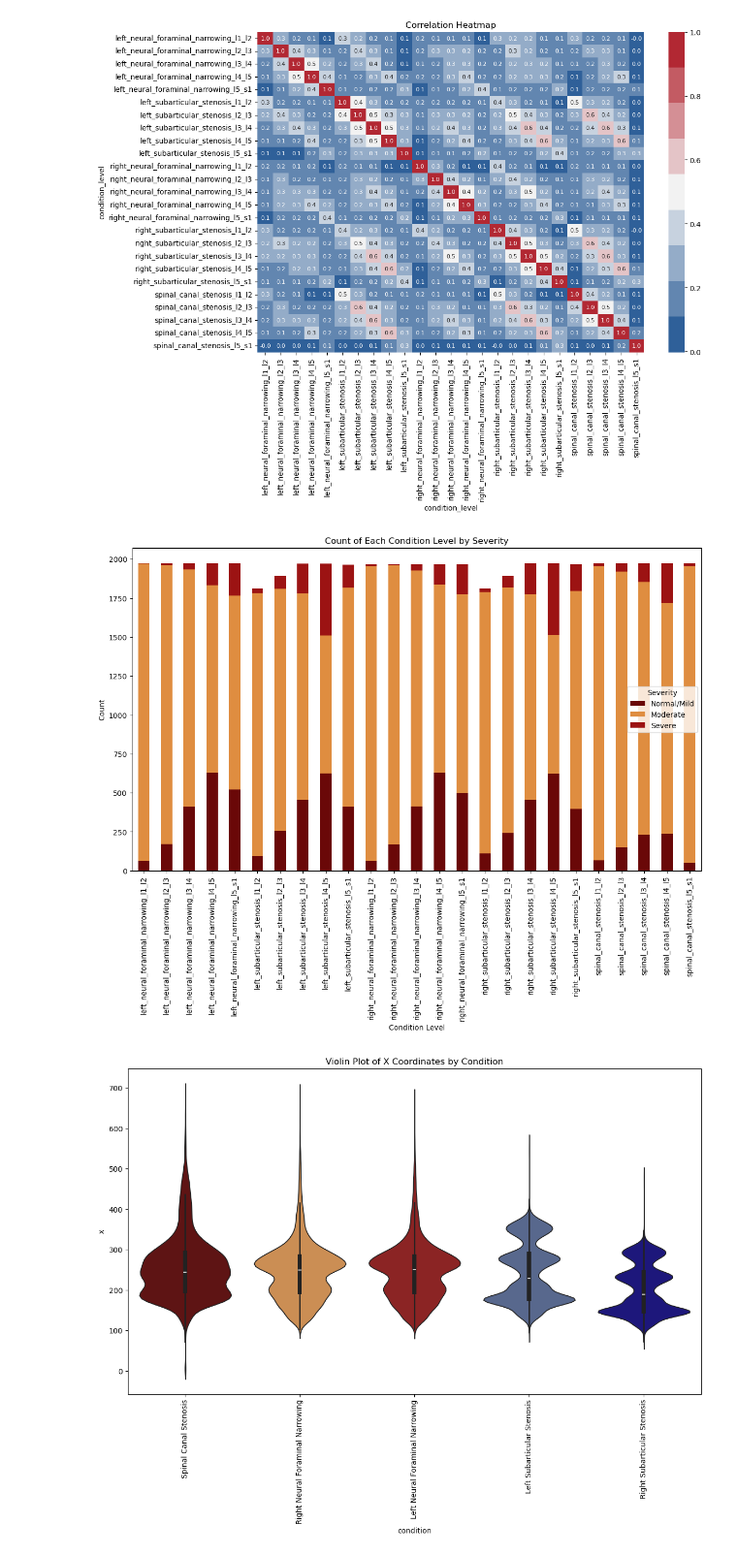
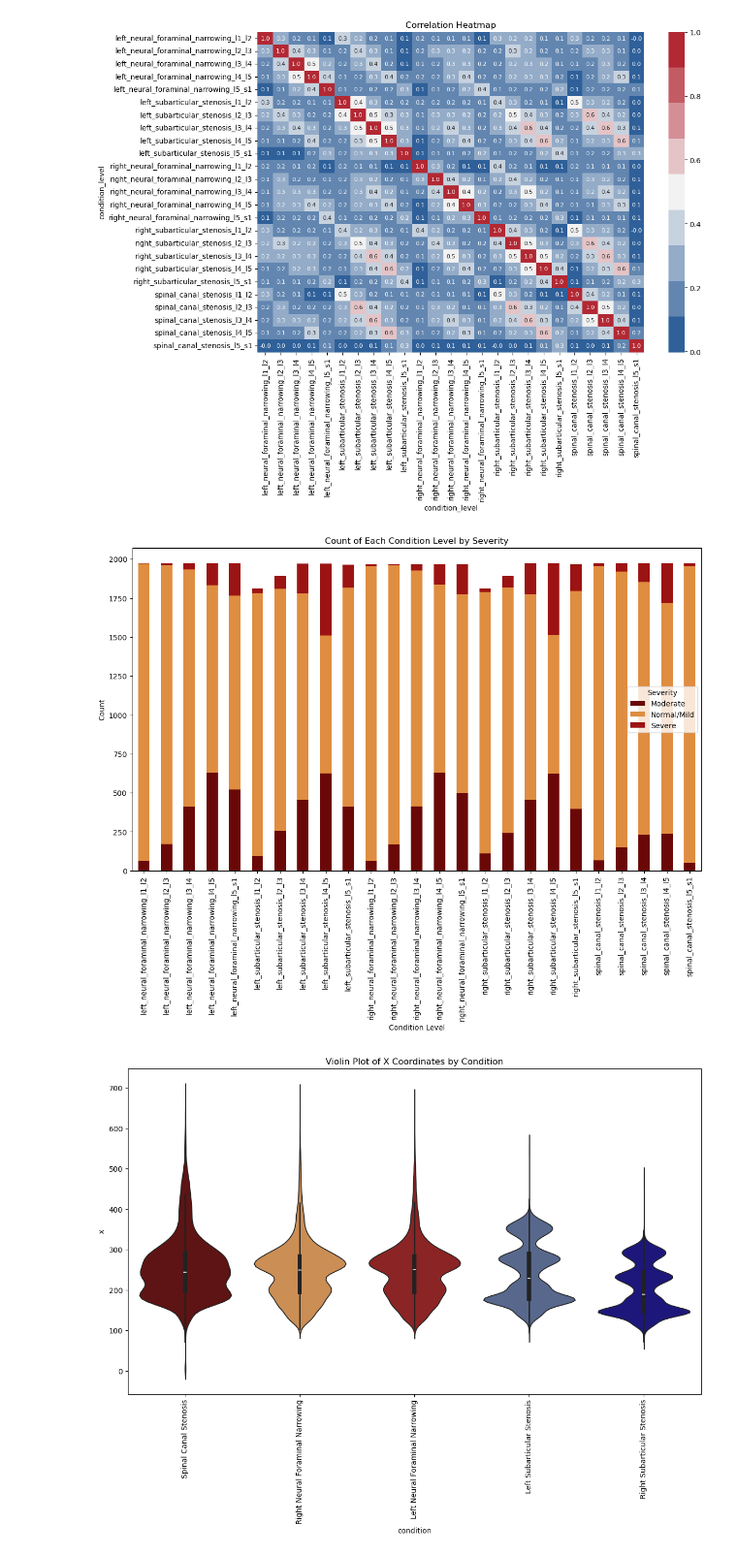
Before and after one commit to prashantkul/advvision-lumbar-spine-classification, a Jupyter notebook: vision_project/eda.ipynb, the cells around one changed output. Shown at 97% size. Saved outputs shown, nothing was run; the diff lists cells and outputs as text; code cells hidden in the pictures.

```diff
--- a/vision_project/eda.ipynb
+++ b/vision_project/eda.ipynb
@@ -284,18 +306,32 @@ plt.show()
 # %% [output]
 [figure]
 # %%
+# # Count the occurrences of each severity for each condition_level
+# severity_counts = train_labels_long.groupby(['condition_level', 'severity']).size().unstack(fill_value=0)
+
+# # Plot a stacked bar chart
+# severity_counts.plot(kind='bar', stacked=True, figsize=(14, 8), color=shades_of_maroon)
+# plt.title('Count of Each Condition Level by Severity')
+# plt.xlabel('Condition Level')
+# plt.ylabel('Count')
+# plt.legend(title='Severity', labels=['Normal/Mild', 'Moderate', 'Severe'])
+# plt.show()
+
 # Count the occurrences of each severity for each condition_level
 severity_counts = train_labels_long.groupby(['condition_level', 'severity']).size().unstack(fill_value=0)
+
+# Extract unique severity labels for the legend
+severity_labels = severity_counts.columns.tolist()
 
 # Plot a stacked bar chart
 severity_counts.plot(kind='bar', stacked=True, figsize=(14, 8), color=shades_of_maroon)
 plt.title('Count of Each Condition Level by Severity')
 plt.xlabel('Condition Level')
 plt.ylabel('Count')
-plt.legend(title='Severity', labels=['Normal/Mild', 'Moderate', 'Severe'])
+plt.legend(title='Severity', labels=severity_labels)
 plt.show()
 # %% [output]
-[figure, old version]
+[figure, new version]
 # %%
 # Violin plot of coordinates by condition
 plt.figure(figsize=(14, 8))
```
Also changed, not shown: parts of 2 cells of this notebook, 5 other files.
